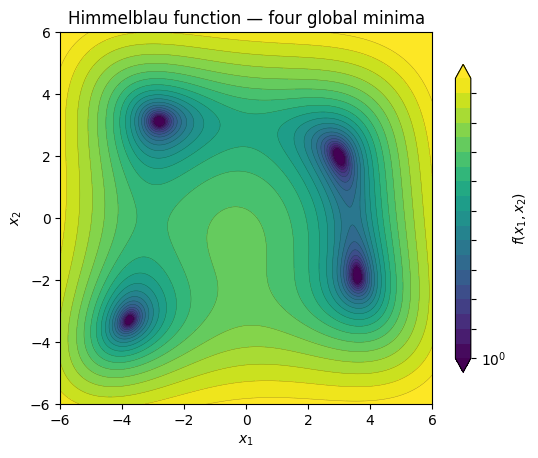
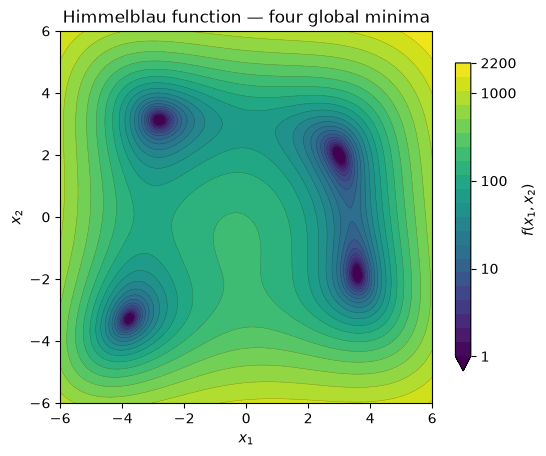
Code edit (unified diff) that turned the first committed figure into the second:
--- before
+++ after
@@ -9,12 +9,15 @@
         _, ax = plt.subplots(figsize=(6, 5))
 
-    levels = np.logspace(0, 3, 20)
+    levels = np.logspace(0, np.log10(2200), 22)
     cs = ax.contourf(
         X, Y, Z, levels=levels,
-        norm=mcolors.LogNorm(vmin=1, vmax=1000),
-        cmap="viridis", extend="both",
+        norm=mcolors.LogNorm(vmin=1, vmax=2200),
+        cmap="viridis", extend="min",
     )
     ax.contour(X, Y, Z, levels=levels, colors="k", linewidths=0.3, alpha=0.4)
-    plt.colorbar(cs, ax=ax, label="$f(x_1, x_2)$", shrink=0.8)
+    import matplotlib.ticker as _mticker
+    _cb = plt.colorbar(cs, ax=ax, label="$f(x_1, x_2)$", shrink=0.8)
+    _cb.set_ticks([1, 10, 100, 1000, 2200])
+    _cb.ax.yaxis.set_major_formatter(_mticker.FuncFormatter(lambda x, _: f'{x:g}'))
     ax.set_xlabel("$x_1$")
     ax.set_ylabel("$x_2$")

Commit: Regenerated python jupyter notebooks, stablility improvements to build.sh, added log files to git ignore, changed researcher API access for full run for researcher.py